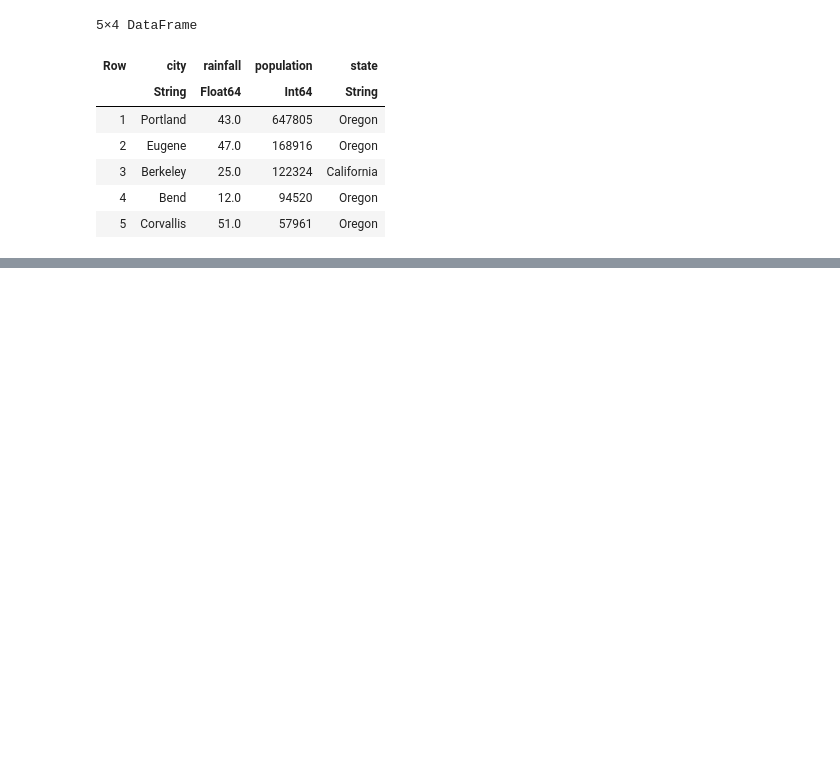
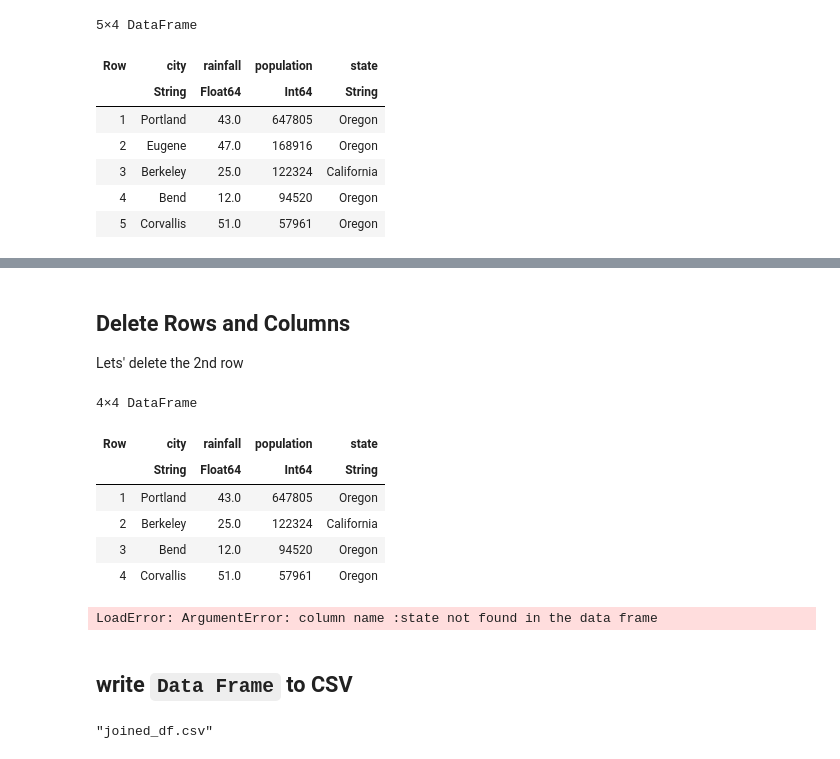
Before and after one commit to alan-sanchez/julia_workspace, a Jupyter notebook: OSU_course/lecture_notes/data_frames.ipynb, the cells around one changed output, grey strips where cells are left out. Cells and saved outputs as stored; diff of their text form; code cells hidden in the pictures; blank space fills up the shorter version.

```diff
--- a/OSU_course/lecture_notes/data_frames.ipynb
+++ b/OSU_course/lecture_notes/data_frames.ipynb
@@ -226,0 +309,23 @@ sort!(df_cities, :population, rev=true) # ! means the input dataframe was modifi
+# %% [markdown]
+## Delete Rows and Columns
+Lets' delete the 2nd row
+# %%
+delete!(df_cities, 2) # Eugene was the second row
+# %% [output]
+4×4 DataFrame
+| Row | city | rainfall | population | state |
+|  | String | Float64 | Int64 | String |
+| 1 | Portland | 43.0 | 647805 | Oregon |
+| 2 | Berkeley | 25.0 | 122324 | California |
+| 3 | Bend | 12.0 | 94520 | Oregon |
+| 4 | Corvallis | 51.0 | 57961 | Oregon |
+# %%
+select!(df,Not(["state"]))
+# %% [output]
+LoadError: ArgumentError: column name :state not found in the data frame
+# %% [markdown]
+## write `Data Frame` to CSV
+# %%
+CSV.write("joined_df.csv", df)
+# %% [output]
+"joined_df.csv"
```
Also changed, not shown: parts of 14 cells of this notebook, 2 other files.
